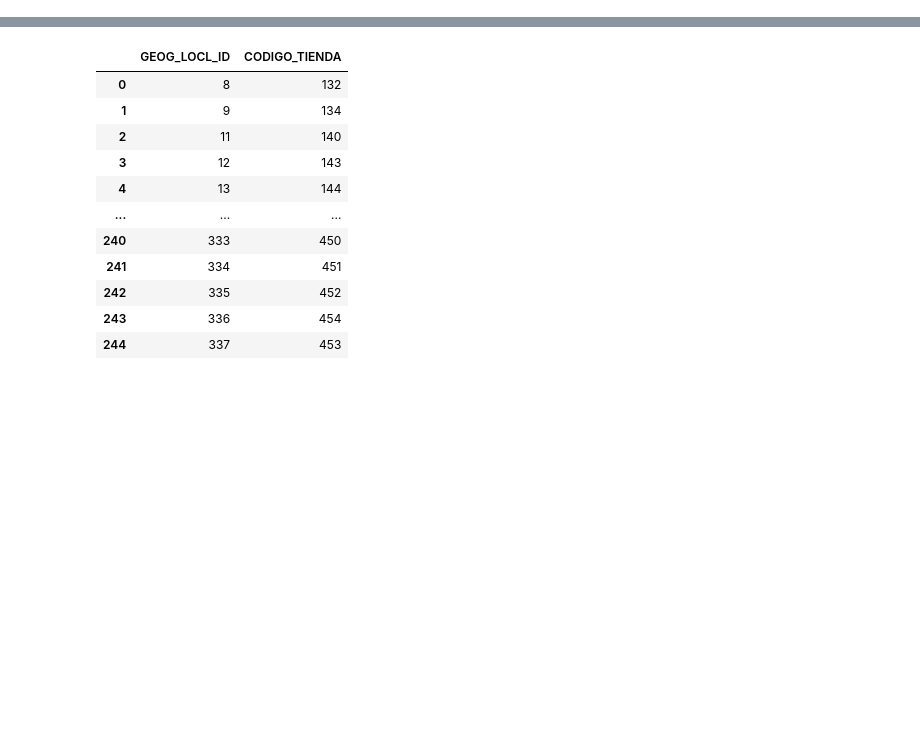
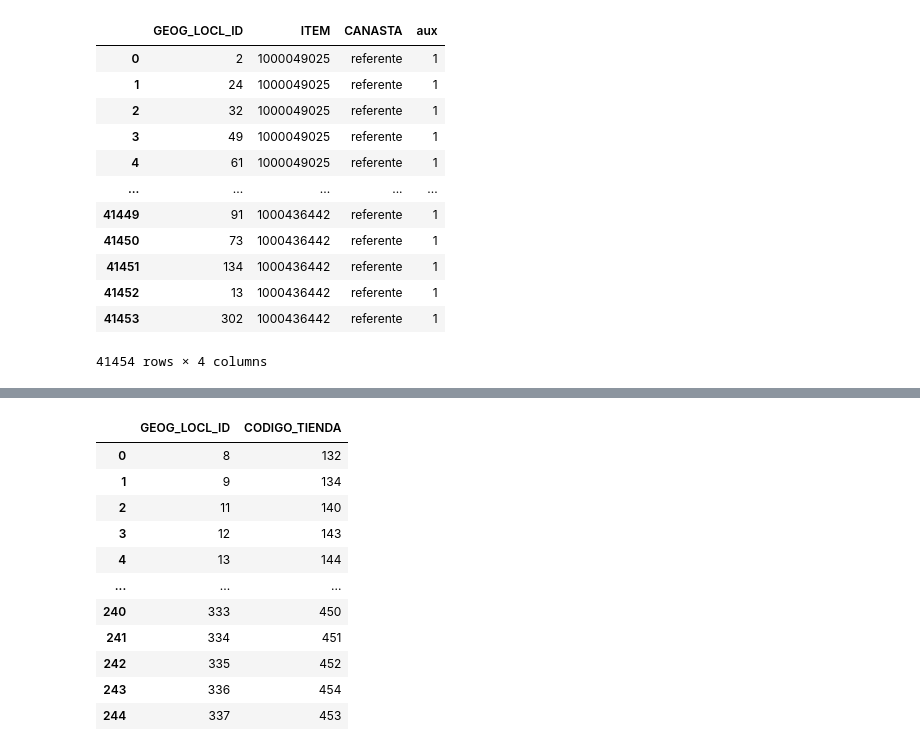
Before and after one commit to TataMarcos/Proyectos_Streamlit, a Jupyter notebook: Pricing/pruebas.ipynb, the cells around one changed output, grey strips where cells are left out. Saved outputs shown, nothing was run; the diff lists cells and outputs as text; code cells hidden in the pictures; blank space fills up the shorter version.

```diff
--- a/Pricing/pruebas.ipynb
+++ b/Pricing/pruebas.ipynb
@@ -5,0 +13,8 @@ from datetime import datetime
+# %%
+#Conectamos a snowflake
+credentials_snowflake = get_credentials("snow")
+user, cursor, snow = snowflake_login(
+                                    user = credentials_snowflake['USER'],
+                                    password = credentials_snowflake['PASS'],
+                                    account = credentials_snowflake['ACCOUNT']
+                                    )
@@ -5,0 +144,18 @@ from datetime import datetime
+# %%
+ref = descargar_segmento(cursor, 'CANASTAS', conds=["'referente'"])
+ref['aux'] = 1
+ref
+# %% [output]
+|  | GEOG_LOCL_ID | ITEM | CANASTA | aux |
+| 0 | 2 | 1000049025 | referente | 1 |
+| 1 | 24 | 1000049025 | referente | 1 |
+| 2 | 32 | 1000049025 | referente | 1 |
+| 3 | 49 | 1000049025 | referente | 1 |
+| 4 | 61 | 1000049025 | referente | 1 |
+| ... | ... | ... | ... | ... |
+| 41449 | 91 | 1000436442 | referente | 1 |
+| 41450 | 73 | 1000436442 | referente | 1 |
+| 41451 | 134 | 1000436442 | referente | 1 |
+| 41452 | 13 | 1000436442 | referente | 1 |
+| 41453 | 302 | 1000436442 | referente | 1 |
+41454 rows × 4 columns
```
Also changed, not shown: parts of 26 cells of this notebook, 9 other files.
